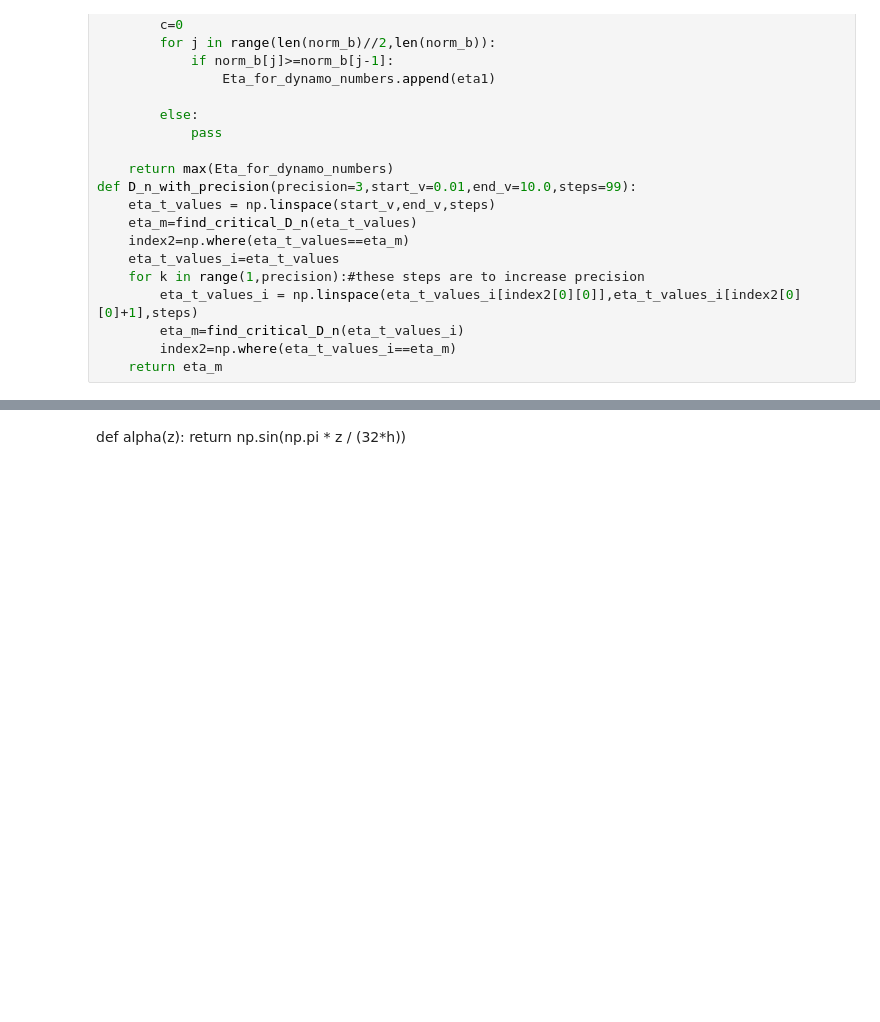
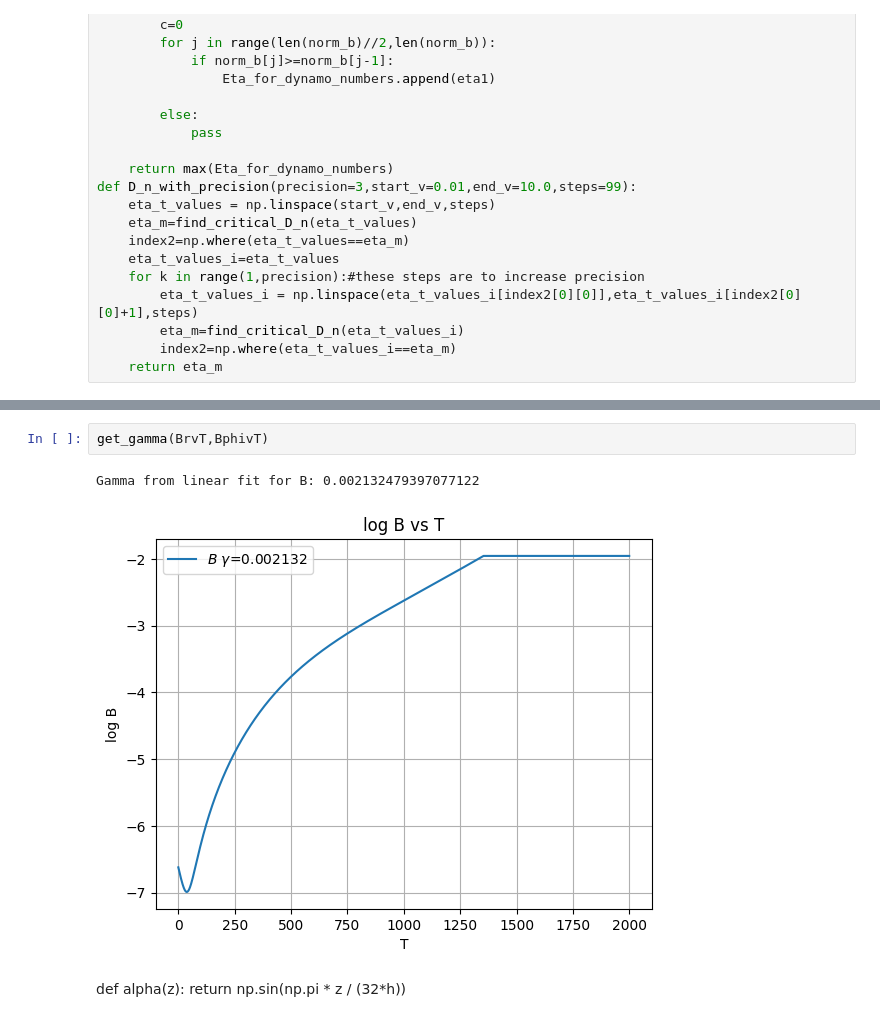
Before and after one commit to dimo192/dimo192.github.io, a Jupyter notebook: Final task/final.ipynb, the cells around one changed output, grey strips where cells are left out. Saved outputs shown, nothing was run; the diff lists cells and outputs as text; blank space fills up the shorter version.

```diff
--- a/Final task/final.ipynb
+++ b/Final task/final.ipynb
@@ -260,3 +316,8 @@ def D_n_with_precision(precision=3,start_v=0.01,end_v=10.0,steps=99):
+# %%
+get_gamma(BrvT,BphivT)
+# %% [output]
+Gamma from linear fit for B: 0.002132479397077122
+[figure, added]
 # %% [markdown]
 def alpha(z):
     return np.sin(np.pi * z / (32*h))
```
Also changed, not shown: parts of 2 cells of this notebook, 21 other files.
